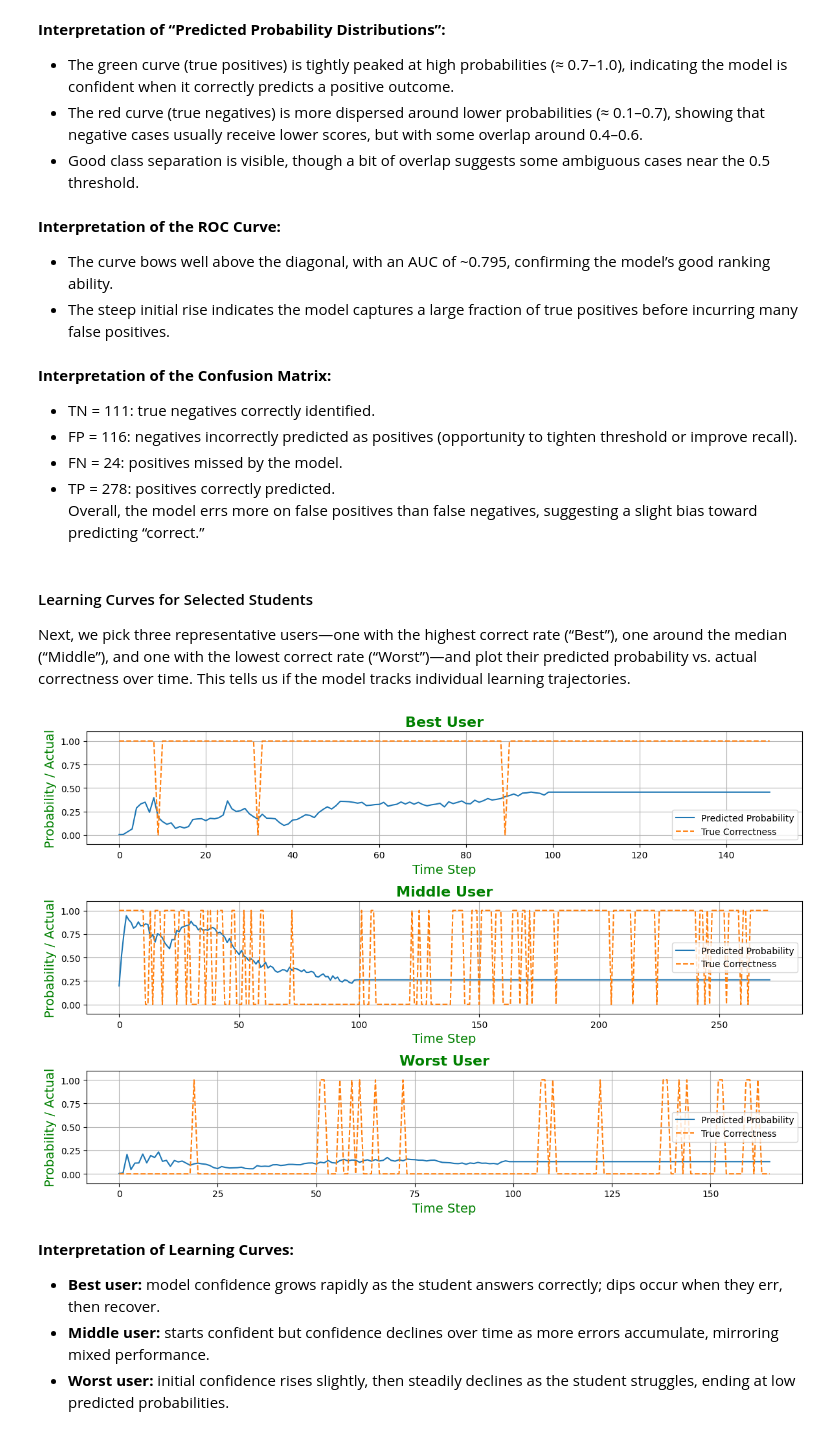
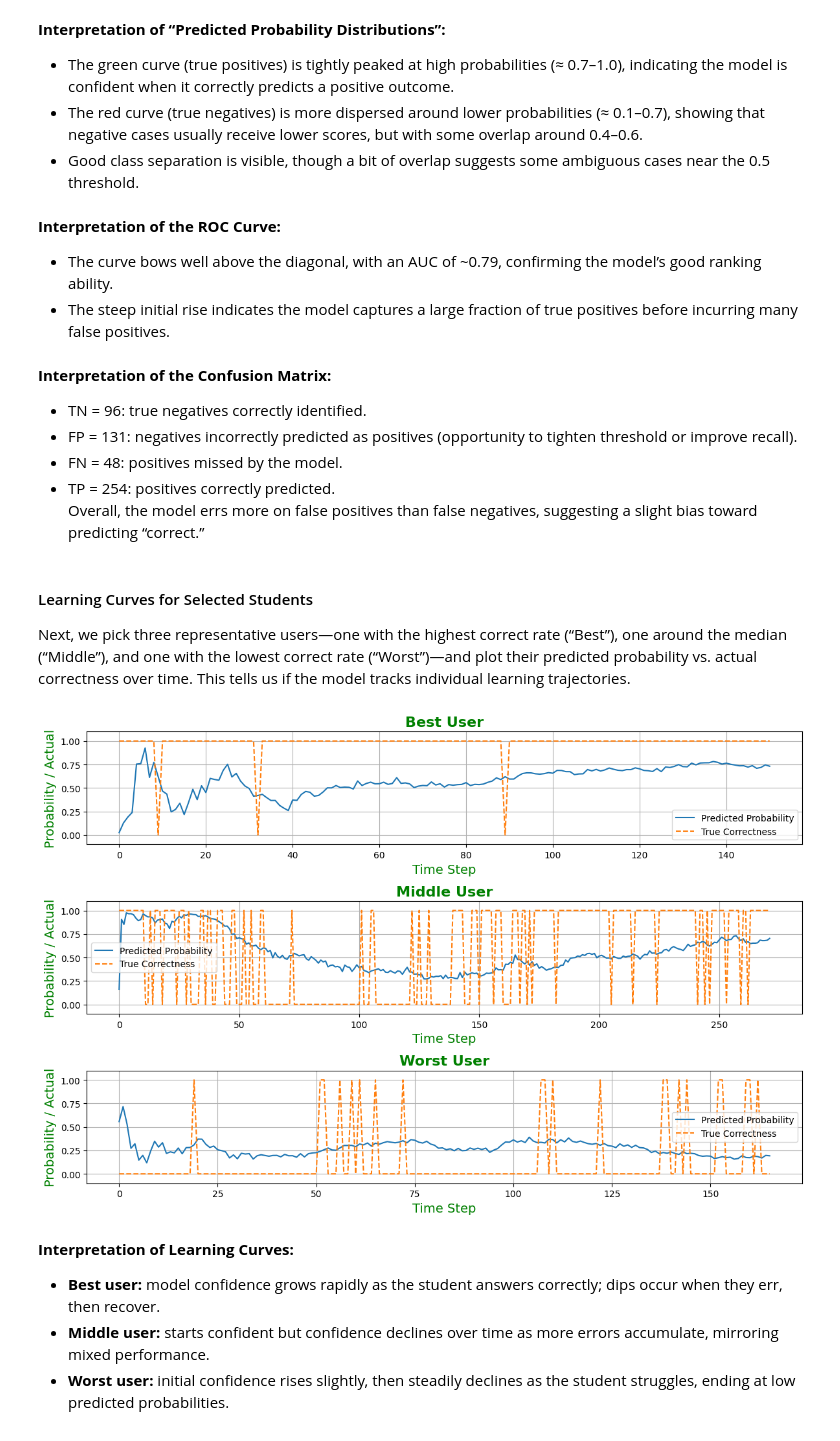
Before and after one commit to alriffaud/ML_Final_Project, a Jupyter notebook: Knowledge_Tracing_Models/4_SAKT/sakt.ipynb, the cells around one changed output. Saved outputs shown, nothing was run; the diff lists cells and outputs as text; code cells hidden in the pictures.

Commit message:
Modification of sakt.ipynb file and creation of data files to export.

```diff
--- a/Knowledge_Tracing_Models/4_SAKT/sakt.ipynb
+++ b/Knowledge_Tracing_Models/4_SAKT/sakt.ipynb
@@ -641,3 +698,38 @@ This log confirms that the chosen hyperparameters allow SAKT to converge in unde
+# %%
+import json, pickle, os
+
+
+# Paths
+base = os.path.join("..", "..","Knowledge_Tracing_Models", "4_SAKT", "export")
+sakt_architecture_path = os.path.join(base,"sakt_architecture.json")
+sakt_weights_path = os.path.join(base,"sakt_weights.h5")
+sakt_meta_path = os.path.join(base,"sakt_meta.json")
+qid2idx_path = os.path.join(base,"qid2idx.pkl")
+# 1) Carga meta
+meta = json.load(open(sakt_meta_path,"r"))
+E         = meta["E"]
+max_len   = meta["max_len"]
+d_model   = meta["d_model"]
+dropout   = meta["dropout"]
+# batch_size no importa para construir el modelo
+
+# 2) Reconstruye la arquitectura idéntica
+model = build_sakt(
+    E=E,
+    d_model=d_model,
+    max_len=max_len,
+    dropout=dropout,
+)
+
+# 3) Carga pesos
+model.load_weights(sakt_weights_path)
+
+# 4) Compila si vas a hacer .evaluate; para solo .predict() no necesitas compilar.
+# model.compile()
+
+# 5) Carga el mapping
+with open(qid2idx_path,"rb") as f:
+    qid2idx = pickle.load(f)
 # %% [markdown]
 ## 7. Validation
 
@@ -810,14 +902,14 @@ plt.show()
 - Good class separation is visible, though a bit of overlap suggests some ambiguous cases near the 0.5 threshold.
 # %% [markdown]
 **Interpretation of the ROC Curve:**
-- The curve bows well above the diagonal, with an AUC of ~0.795, confirming the model’s good ranking ability.
+- The curve bows well above the diagonal, with an AUC of ~0.79, confirming the model’s good ranking ability.
 - The steep initial rise indicates the model captures a large fraction of true positives before incurring many false positives.
 # %% [markdown]
 **Interpretation of the Confusion Matrix:**
-- TN = 111: true negatives correctly identified.
-- FP = 116: negatives incorrectly predicted as positives (opportunity to tighten threshold or improve recall).
-- FN = 24: positives missed by the model.
-- TP = 278: positives correctly predicted.
+- TN = 96: true negatives correctly identified.
+- FP = 131: negatives incorrectly predicted as positives (opportunity to tighten threshold or improve recall).
+- FN = 48: positives missed by the model.
+- TP = 254: positives correctly predicted.
 Overall, the model errs more on false positives than false negatives, suggesting a slight bias toward predicting “correct.”
 # %% [markdown]
 #### Learning Curves for Selected Students
@@ -840,41 +932,43 @@ plt.figure(figsize=(12, 8))
 
 for i, (label, user_id) in enumerate(selected_users, 1):
     df_user = test_df[test_df['user_id'] == user_id].sort_values("start_time")
-    df_user = encode_interaction(df_user)  # we make sure we have column 'y'
+    df_user = encode_interaction(df_user)  # ensure we have column 'y'
 
     seq = df_user['y'].values
     T = len(seq)
     X = np.zeros((1, best_max_len), dtype=np.int32)
     M = np.zeros((1, best_max_len), dtype=np.float32)
     probs, trues = [], []
 
     for t in range(1, T):
         L = min(t, best_max_len)
-        X[0, -L:] = seq[:L]
+        X[:] = 0
+        M[:] = 0
+        X[0, -L:] = seq[t-L:t]
         M[0, -L:] = 1.0
         prob = best_model.predict([X, M], verbose=0).flatten()[0]
         probs.append(prob)
         trues.append(df_user.iloc[t]['correct'])
 
     # Graph
     plt.subplot(3,1,i)
     plt.plot(probs, label='Predicted Probability')
     plt.plot(trues, label='True Correctness', linestyle='--')
     plt.title(f"{label} User", fontsize=16, fontweight="bold", color="Green")
     plt.ylabel("Probability / Actual", fontsize=14, color="Green")
     plt.xlabel("Time Step", fontsize=14, color="Green")
     plt.ylim(-0.1, 1.1)
     plt.grid(True)
     plt.legend()
 
 plt.tight_layout()
 
 # Save the plot as an image
 plt.savefig("images/best_middle_worst_user_predicted_probability.png", dpi=300, bbox_inches='tight')
 
 plt.show()
 # %% [output]
-[figure, old version]
+[figure, new version]
 # %% [markdown]
 **Interpretation of Learning Curves:**
 - **Best user:** model confidence grows rapidly as the student answers correctly; dips occur when they err, then recover.
```
Also changed, not shown: parts of 13 cells of this notebook, 10 other files.
